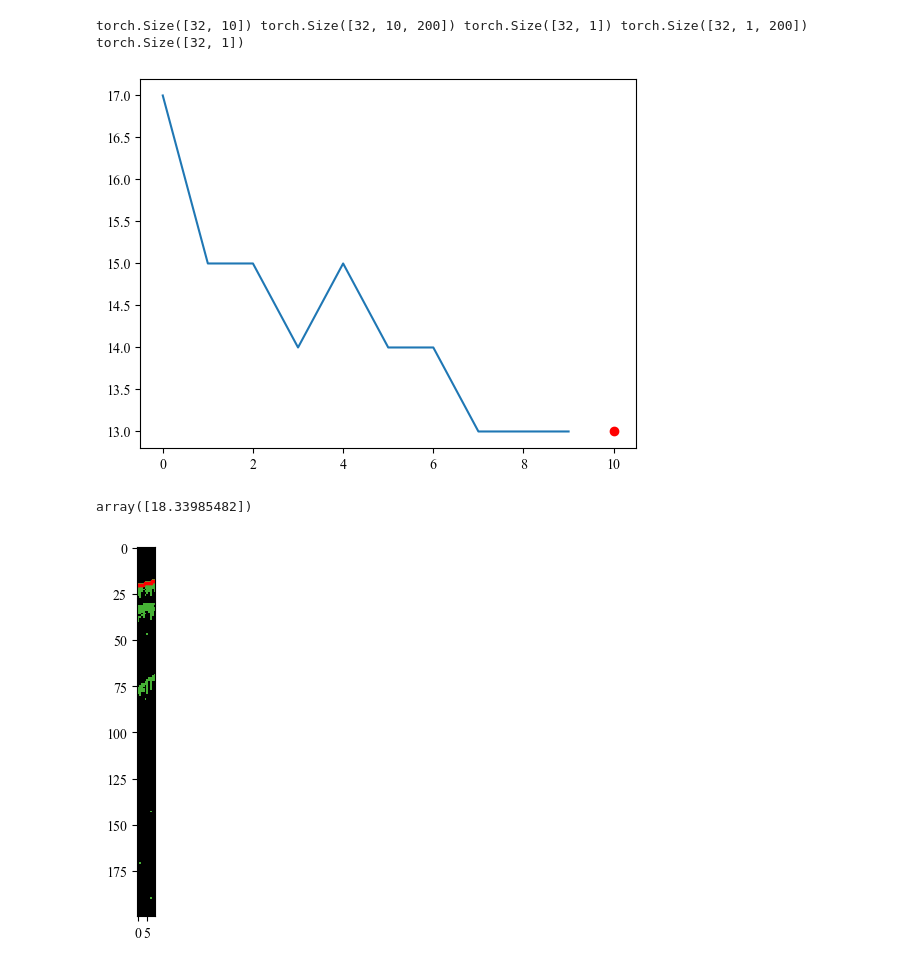
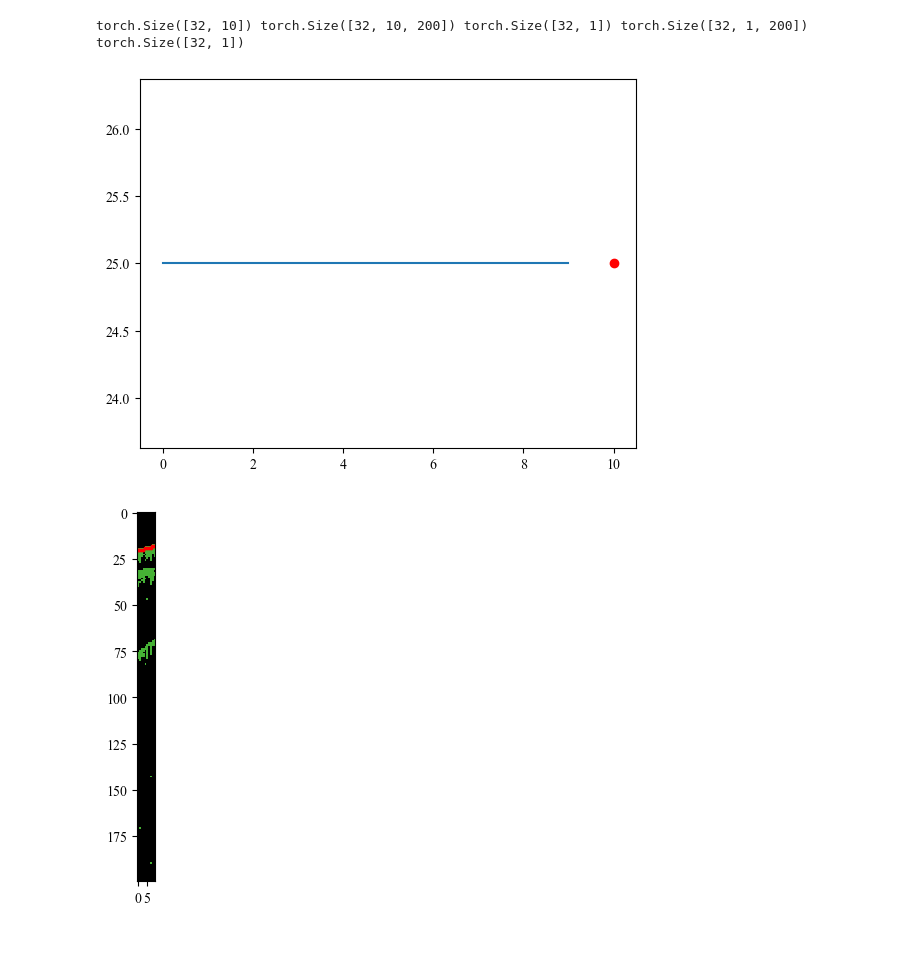
Before and after one commit to jksdbks123/Lidar-Tracker, a Jupyter notebook: ContextAware/DeepLearning/SocialLSTM/TestSocial.ipynb, the cells around one changed output. Drawn from its saved outputs; the diff is of its cells as text; code cells hidden in the pictures.

```diff
--- a/ContextAware/DeepLearning/SocialLSTM/TestSocial.ipynb
+++ b/ContextAware/DeepLearning/SocialLSTM/TestSocial.ipynb
@@ -70,26 +70,22 @@ torch.Size([32, 10]) torch.Size([32, 10, 200]) torch.Size([32, 1]) torch.Size([3
 # %%
 with torch.no_grad():
     model.eval()
-    idx = 7
+    idx = 23
     lane_cells = 200
     pred_distributions = model(input_positions, input_context)
     input_pos = input_positions[idx].cpu().numpy()
     input_ctx = input_context[idx].cpu().numpy()
     pred_dist = pred_distributions[idx].cpu().numpy()
 
     # Total number of frames
     input_frames = input_pos.shape[0]
     output_frames = pred_dist.shape[0]
     total_frames = input_frames + output_frames
     plt.plot(input_positions[idx].cpu().numpy())
     plt.scatter(input_positions[idx].shape[0], pred_dist.flatten().argmax(axis=0), color='red', label='Predicted Position')
     plt.show()
 # %% [output]
-[figure, old version]
+[figure, new version]
-# %%
-expected_positions
-# %% [output]
-array([18.33985482])
 # %%
 plt.imshow(input_context[0].cpu().numpy().T, cmap=colormap, interpolation='none')
 # plot the input positions
```
Also changed, not shown: 8 other files.
